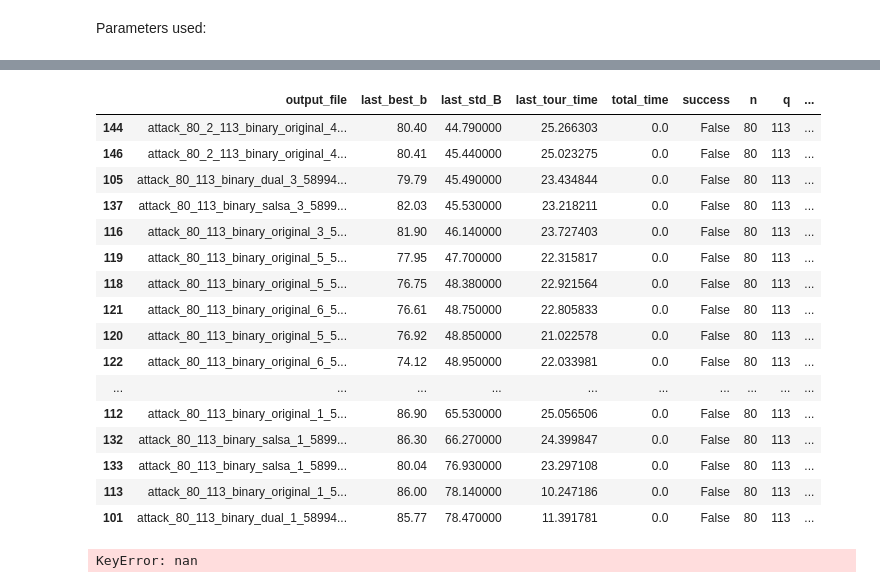
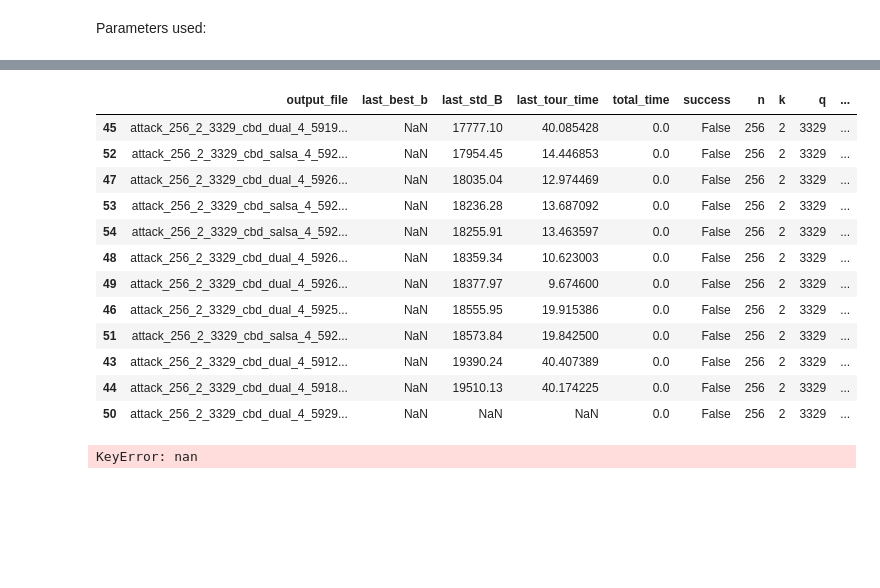
Before and after one commit to cristianbass01/ML-attack-on-MLWE, a Jupyter notebook: src/notebooks/4_analyse_mul_out.ipynb, the cells around one changed output, grey strips where cells are left out. Drawn from its saved outputs; the diff is of its cells as text; code cells hidden in the pictures; blank space fills up the shorter version.

```diff
--- a/src/notebooks/4_analyse_mul_out.ipynb
+++ b/src/notebooks/4_analyse_mul_out.ipynb
@@ -224,7 +38,7 @@ for output_file in output_files:
     results.append(result)
 
 # Collect sets for each parameter
-params_to_print = ['n', 'q', 'secret_type', 'hw', 'bkz_block_sizes', 'penalty', 'matrix_config']
+params_to_print = ['n', 'k', 'q', 'secret_type', 'hw', 'bkz_block_sizes', 'penalty', 'matrix_config', 'reduction_samples']
 
 # Prepare a list of dicts for DataFrame construction
 df_rows = []
@@ -290,24 +104,20 @@ Parsing output file: ../cluster/outputs/attack_90_3329_cbd_salsa_4_58996126.out
 # %%
 with pd.option_context('display.max_rows', None, 'display.max_columns', None):
-    display(df_infos[(df_infos['n'] == 80) & (df_infos['q'] == 113)].sort_values('last_std_B'))
+    display(df_infos[(df_infos['n'] == 256) & (df_infos['q'] == 3329) & (df_infos['k'] == 2)].sort_values('last_std_B'))
 # %% [output]
-|  | output_file | last_best_b | last_std_B | last_tour_time | total_time | success | n | q | ... |
-| 144 | attack_80_2_113_binary_original_4... | 80.40 | 44.790000 | 25.266303 | 0.0 | False | 80 | 113 | ... |
-| 146 | attack_80_2_113_binary_original_4... | 80.41 | 45.440000 | 25.023275 | 0.0 | False | 80 | 113 | ... |
-| 105 | attack_80_113_binary_dual_3_58994... | 79.79 | 45.490000 | 23.434844 | 0.0 | False | 80 | 113 | ... |
-| 137 | attack_80_113_binary_salsa_3_5899... | 82.03 | 45.530000 | 23.218211 | 0.0 | False | 80 | 113 | ... |
-| 116 | attack_80_113_binary_original_3_5... | 81.90 | 46.140000 | 23.727403 | 0.0 | False | 80 | 113 | ... |
-| 119 | attack_80_113_binary_original_5_5... | 77.95 | 47.700000 | 22.315817 | 0.0 | False | 80 | 113 | ... |
-| 118 | attack_80_113_binary_original_5_5... | 76.75 | 48.380000 | 22.921564 | 0.0 | False | 80 | 113 | ... |
-| 121 | attack_80_113_binary_original_6_5... | 76.61 | 48.750000 | 22.805833 | 0.0 | False | 80 | 113 | ... |
-| 120 | attack_80_113_binary_original_5_5... | 76.92 | 48.850000 | 21.022578 | 0.0 | False | 80 | 113 | ... |
-| 122 | attack_80_113_binary_original_6_5... | 74.12 | 48.950000 | 22.033981 | 0.0 | False | 80 | 113 | ... |
-| ... | ... | ... | ... | ... | ... | ... | ... | ... | ... |
-| 112 | attack_80_113_binary_original_1_5... | 86.90 | 65.530000 | 25.056506 | 0.0 | False | 80 | 113 | ... |
-| 132 | attack_80_113_binary_salsa_1_5899... | 86.30 | 66.270000 | 24.399847 | 0.0 | False | 80 | 113 | ... |
-| 133 | attack_80_113_binary_salsa_1_5899... | 80.04 | 76.930000 | 23.297108 | 0.0 | False | 80 | 113 | ... |
-| 113 | attack_80_113_binary_original_1_5... | 86.00 | 78.140000 | 10.247186 | 0.0 | False | 80 | 113 | ... |
-| 101 | attack_80_113_binary_dual_1_58994... | 85.77 | 78.470000 | 11.391781 | 0.0 | False | 80 | 113 | ... |
+|  | output_file | last_best_b | last_std_B | last_tour_time | total_time | success | n | k | q | ... |
+| 45 | attack_256_2_3329_cbd_dual_4_5919... | NaN | 17777.10 | 40.085428 | 0.0 | False | 256 | 2 | 3329 | ... |
+| 52 | attack_256_2_3329_cbd_salsa_4_592... | NaN | 17954.45 | 14.446853 | 0.0 | False | 256 | 2 | 3329 | ... |
+| 47 | attack_256_2_3329_cbd_dual_4_5926... | NaN | 18035.04 | 12.974469 | 0.0 | False | 256 | 2 | 3329 | ... |
+| 53 | attack_256_2_3329_cbd_salsa_4_592... | NaN | 18236.28 | 13.687092 | 0.0 | False | 256 | 2 | 3329 | ... |
+| 54 | attack_256_2_3329_cbd_salsa_4_592... | NaN | 18255.91 | 13.463597 | 0.0 | False | 256 | 2 | 3329 | ... |
+| 48 | attack_256_2_3329_cbd_dual_4_5926... | NaN | 18359.34 | 10.623003 | 0.0 | False | 256 | 2 | 3329 | ... |
+| 49 | attack_256_2_3329_cbd_dual_4_5926... | NaN | 18377.97 | 9.674600 | 0.0 | False | 256 | 2 | 3329 | ... |
+| 46 | attack_256_2_3329_cbd_dual_4_5925... | NaN | 18555.95 | 19.915386 | 0.0 | False | 256 | 2 | 3329 | ... |
+| 51 | attack_256_2_3329_cbd_salsa_4_592... | NaN | 18573.84 | 19.842500 | 0.0 | False | 256 | 2 | 3329 | ... |
+| 43 | attack_256_2_3329_cbd_dual_4_5912... | NaN | 19390.24 | 40.407389 | 0.0 | False | 256 | 2 | 3329 | ... |
+| 44 | attack_256_2_3329_cbd_dual_4_5918... | NaN | 19510.13 | 40.174225 | 0.0 | False | 256 | 2 | 3329 | ... |
+| 50 | attack_256_2_3329_cbd_dual_4_5929... | NaN | NaN | NaN | 0.0 | False | 256 | 2 | 3329 | ... |
 # %%
 # Filter df_infos based on n, q, secret_type, and hw
 filtered = df_infos.groupby(['n', 'q', 'secret_type', 'hw'])
```
Also changed, not shown: parts of 4 cells of this notebook, 11 other files.
